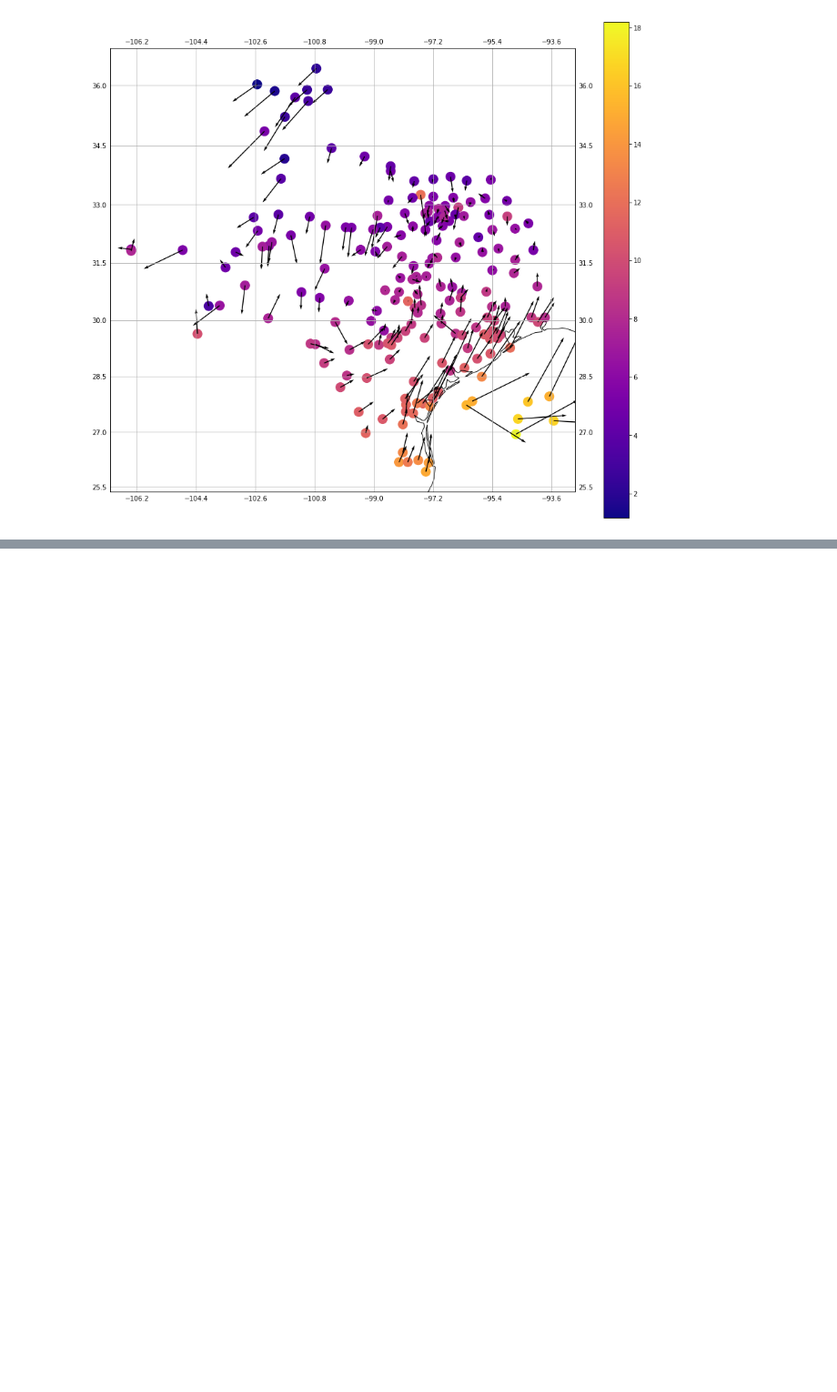
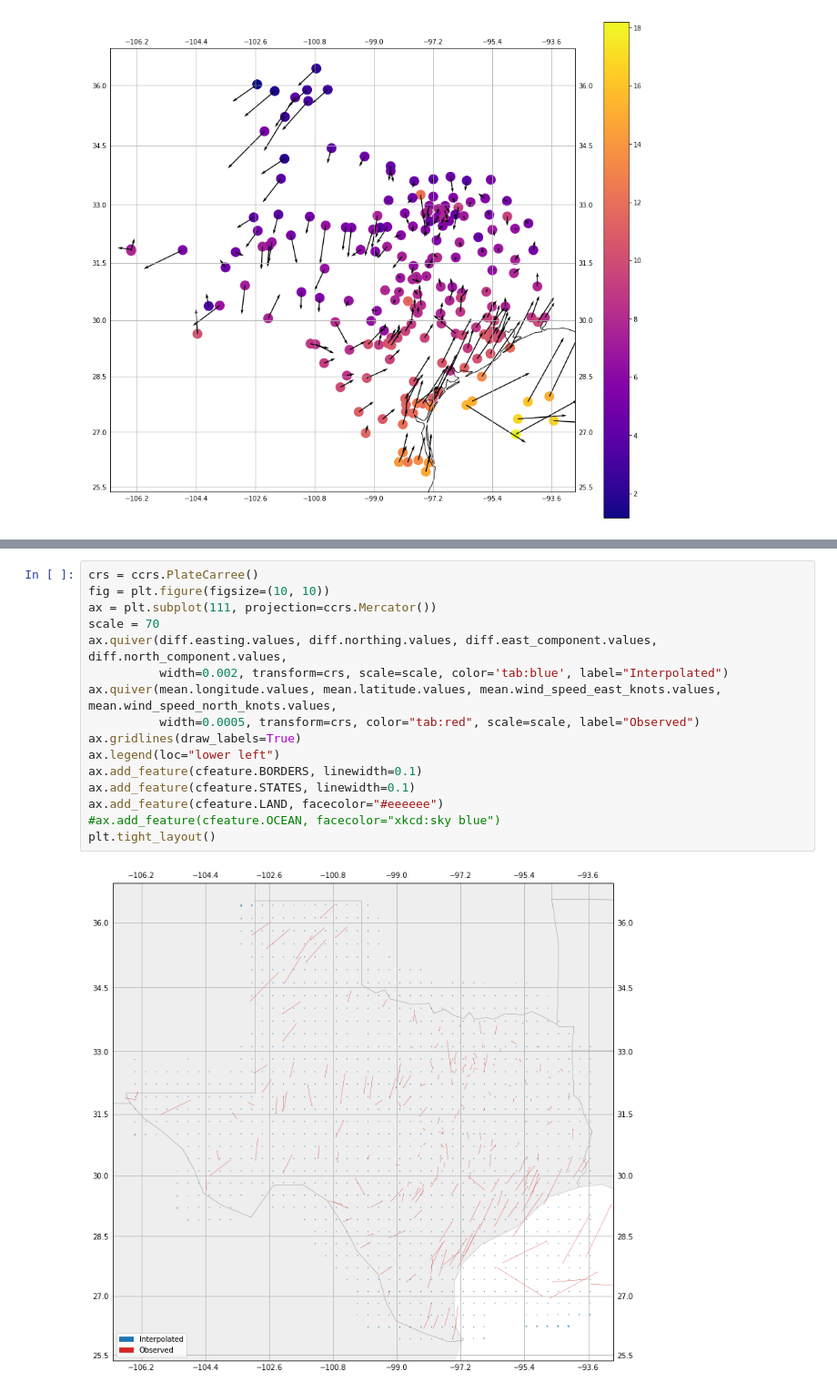
Before and after one commit to fatiando/verde, a Jupyter notebook: wind.ipynb, the cells around one changed output, grey strips where cells are left out. Shown at 91% size. Cells and saved outputs as stored; diff of their text form; blank space fills up the shorter version.

```diff
--- a/wind.ipynb
+++ b/wind.ipynb
@@ -187,0 +134,18 @@ ax.gridlines(draw_labels=True)
+# %%
+crs = ccrs.PlateCarree()
+fig = plt.figure(figsize=(10, 10))
+ax = plt.subplot(111, projection=ccrs.Mercator())
+scale = 70
+ax.quiver(diff.easting.values, diff.northing.values, diff.east_component.values, diff.north_component.values,
+          width=0.002, transform=crs, scale=scale, color='tab:blue', label="Interpolated")
+ax.quiver(mean.longitude.values, mean.latitude.values, mean.wind_speed_east_knots.values, mean.wind_speed_north_knots.values,
+          width=0.0005, transform=crs, color="tab:red", scale=scale, label="Observed")
+ax.gridlines(draw_labels=True)
+ax.legend(loc="lower left")
+ax.add_feature(cfeature.BORDERS, linewidth=0.1)
+ax.add_feature(cfeature.STATES, linewidth=0.1)
+ax.add_feature(cfeature.LAND, facecolor="#eeeeee")
+#ax.add_feature(cfeature.OCEAN, facecolor="xkcd:sky blue")
+plt.tight_layout()
+# %% [output]
+[figure, added]
```
Also changed, not shown: parts of 15 cells of this notebook.
